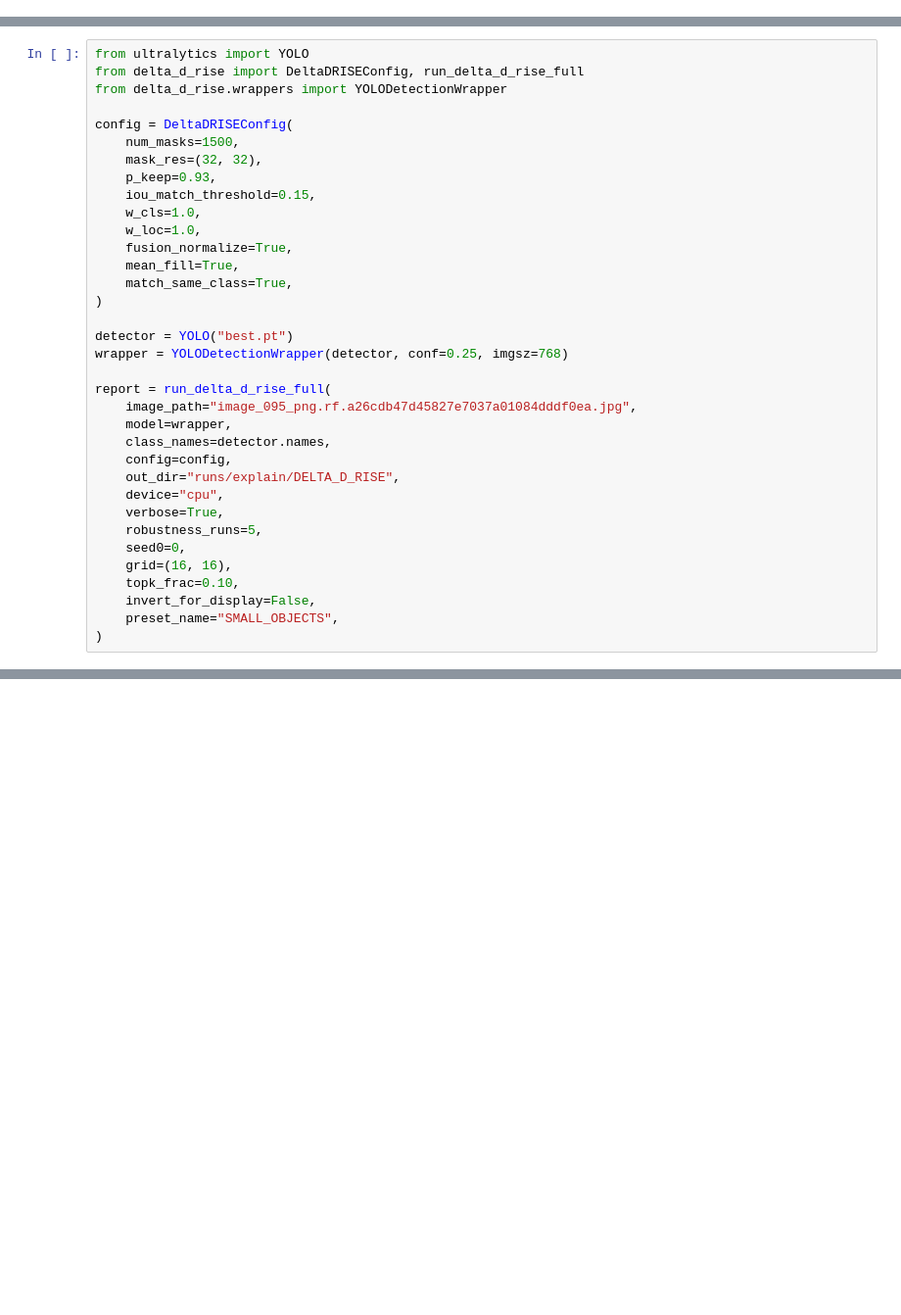
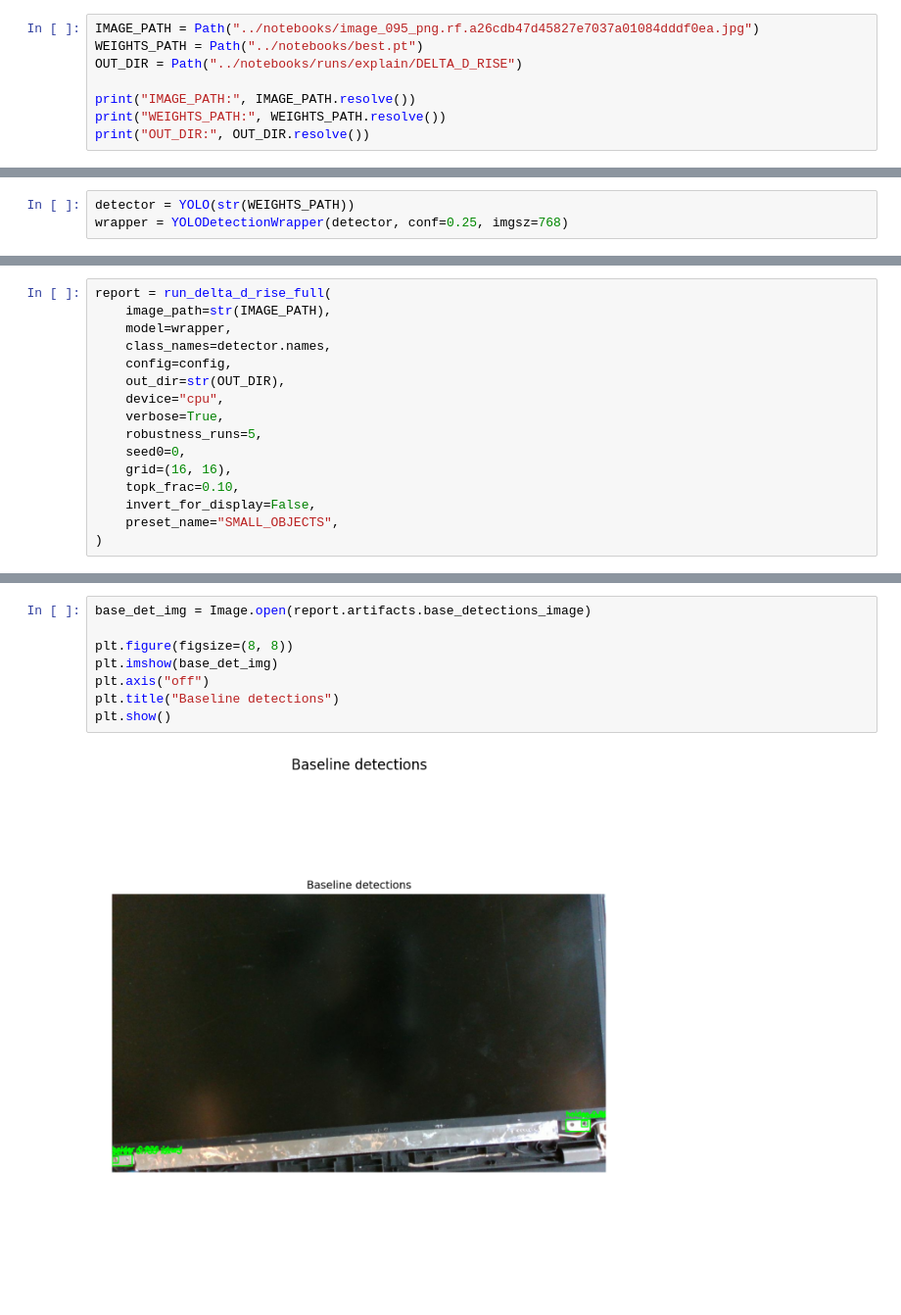
Before and after one commit to rasha-zieni-it/delta-d-rise, a Jupyter notebook: notebooks/demo.ipynb, the cells around one changed output, grey strips where cells are left out. Shown at 98% size. Cells and saved outputs as stored; diff of their text form; blank space fills up the shorter version.

```diff
--- a/notebooks/demo.ipynb
+++ b/notebooks/demo.ipynb
@@ -27,0 +37,8 @@ from delta_d_rise import run_delta_d_rise_full
+# %%
+IMAGE_PATH = Path("../notebooks/image_095_png.rf.a26cdb47d45827e7037a01084dddf0ea.jpg")
+WEIGHTS_PATH = Path("../notebooks/best.pt")
+OUT_DIR = Path("../notebooks/runs/explain/DELTA_D_RISE")
+
+print("IMAGE_PATH:", IMAGE_PATH.resolve())
+print("WEIGHTS_PATH:", WEIGHTS_PATH.resolve())
+print("OUT_DIR:", OUT_DIR.resolve())
@@ -27,0 +88,3 @@ from delta_d_rise import run_delta_d_rise_full
+# %%
+detector = YOLO(str(WEIGHTS_PATH))
+wrapper = YOLODetectionWrapper(detector, conf=0.25, imgsz=768)
@@ -28,29 +152,10 @@ from delta_d_rise import run_delta_d_rise_full
 # %%
-from ultralytics import YOLO
-from delta_d_rise import DeltaDRISEConfig, run_delta_d_rise_full
-from delta_d_rise.wrappers import YOLODetectionWrapper
-
-config = DeltaDRISEConfig(
-    num_masks=1500,
-    mask_res=(32, 32),
-    p_keep=0.93,
-    iou_match_threshold=0.15,
-    w_cls=1.0,
-    w_loc=1.0,
-    fusion_normalize=True,
-    mean_fill=True,
-    match_same_class=True,
-)
-
-detector = YOLO("best.pt")
-wrapper = YOLODetectionWrapper(detector, conf=0.25, imgsz=768)
-
 report = run_delta_d_rise_full(
-    image_path="image_095_png.rf.a26cdb47d45827e7037a01084dddf0ea.jpg",
+    image_path=str(IMAGE_PATH),
     model=wrapper,
     class_names=detector.names,
     config=config,
-    out_dir="runs/explain/DELTA_D_RISE",
+    out_dir=str(OUT_DIR),
     device="cpu",
     verbose=True,
     robustness_runs=5,
@@ -62,0 +204,10 @@ report = run_delta_d_rise_full(
+# %%
+base_det_img = Image.open(report.artifacts.base_detections_image)
+
+plt.figure(figsize=(8, 8))
+plt.imshow(base_det_img)
+plt.axis("off")
+plt.title("Baseline detections")
+plt.show()
+# %% [output]
+[figure, added]
```
Also changed, not shown: parts of 31 cells of this notebook, 2 other files.
